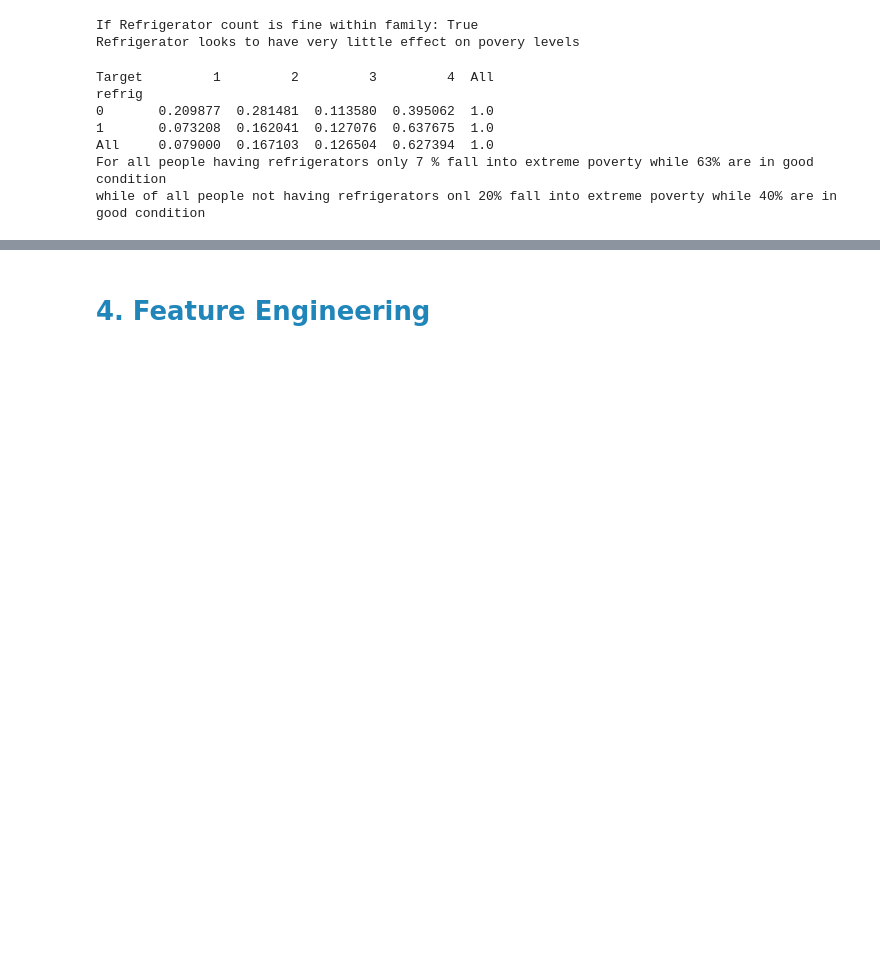
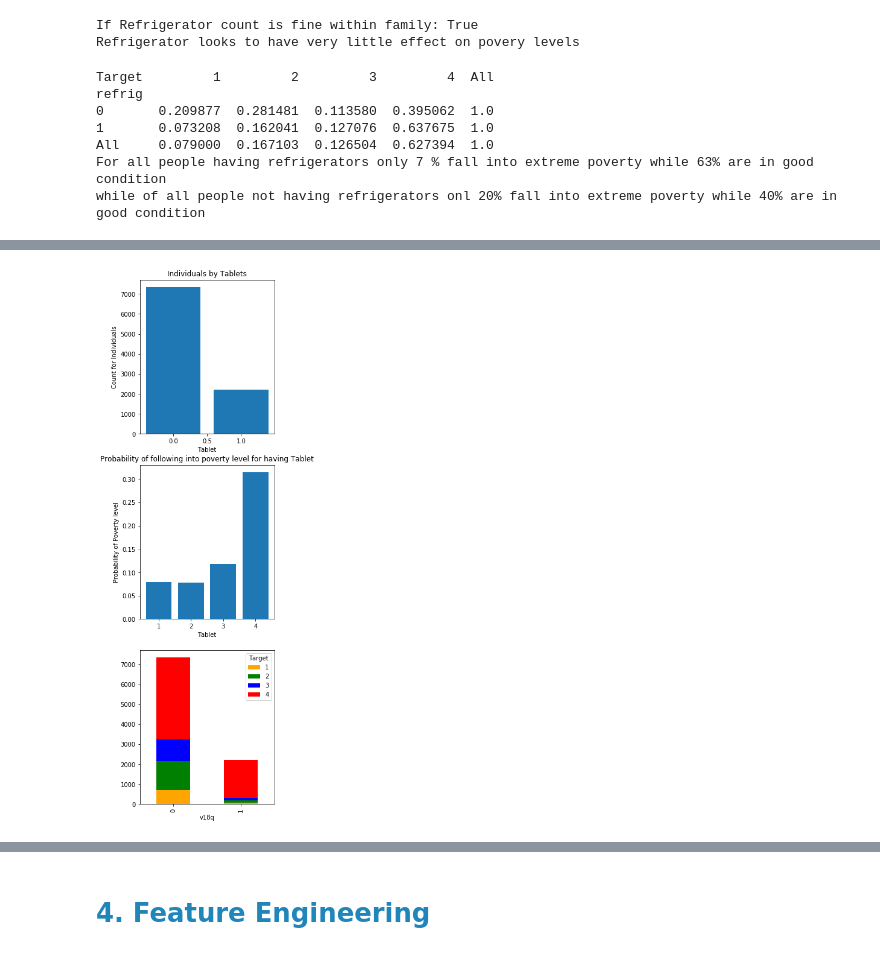
Before and after one commit to mayankaggarwal/MyLearning, a Jupyter notebook: competitions/kaggle/CostoRiconHVP/CostoReconHouseholdPovertyPrediction.ipynb, the cells around one changed output, grey strips where cells are left out. Saved outputs shown, nothing was run; the diff lists cells and outputs as text; code cells hidden in the pictures; blank space fills up the shorter version.

```diff
--- a/competitions/kaggle/CostoRiconHVP/CostoReconHouseholdPovertyPrediction.ipynb
+++ b/competitions/kaggle/CostoRiconHVP/CostoReconHouseholdPovertyPrediction.ipynb
@@ -162,0 +172,9 @@ while of all people not having refrigerators onl 20% fall into extreme poverty w
+# %%
+temp1 = df_train['v18q'].value_counts().reset_index()
+temp2 = df_train.pivot_table(values="v18q",index="Target",aggfunc=lambda x:x.mean()).reset_index()
+temp3 = pd.crosstab(df_train['v18q'], df_train['Target'])
+print('Frequency table for v18q')
+print(temp1)
+
+print('Probability of having Tablet for each Target class')
+print(temp2)
@@ -162,0 +192,22 @@ while of all people not having refrigerators onl 20% fall into extreme poverty w
+# %%
+fig = plt.figure(figsize=(4,16))
+ax1 = fig.add_subplot(311)
+ax1.set_xlabel('Tablet')
+ax1.set_ylabel('Count for Individuals')
+ax1.set_title("Individuals by Tablets")
+ax1.bar(temp1['index'],temp1['v18q'])
+
+ax2 = fig.add_subplot(312)
+ax2.set_xlabel('Tablet')
+ax2.set_ylabel('Probability of Poverty level')
+ax2.set_title("Probability of following into poverty level for having Tablet")
+ax2.bar(temp2['Target'],temp2['v18q'])
+
+ax3 = fig.add_subplot(313)
+temp3.plot(kind='bar', stacked=True, color=['orange','green','blue','red'], grid=False,ax=ax3)
+plt.show()
+del(temp1)
+del(temp2)
+del(temp3)
+# %% [output]
+[figure, added]
```
Also changed, not shown: parts of 53 cells of this notebook.
